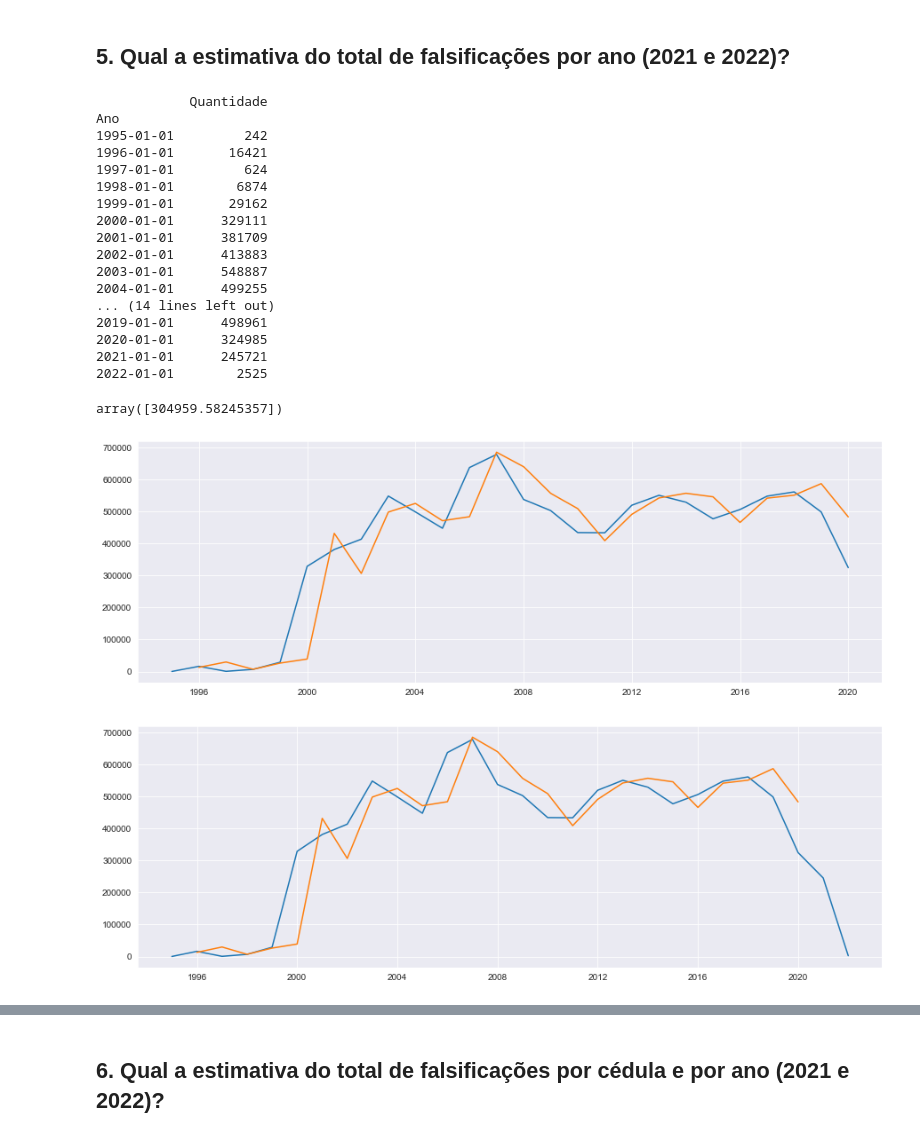
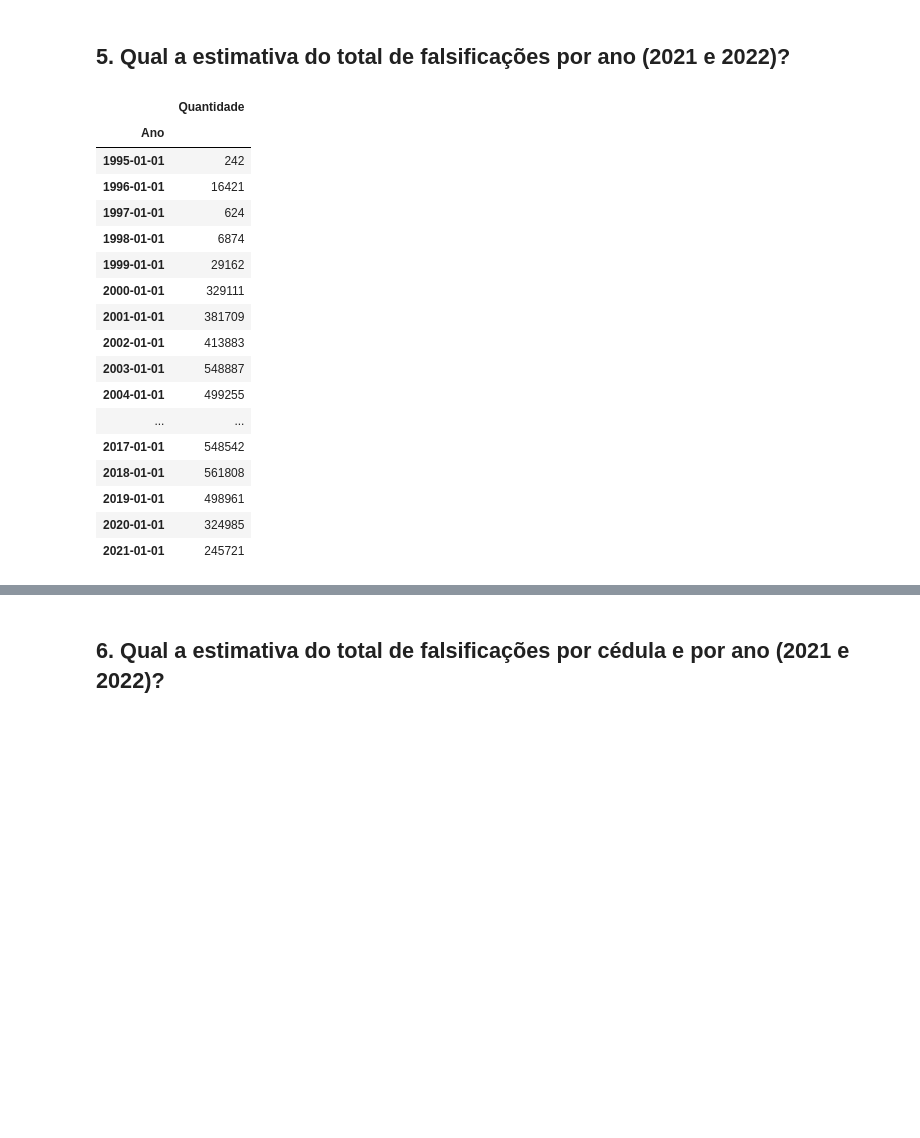
Before and after one commit to emso-exe/Falsificacao_de_cedulas_banco_central_do_brasil, a Jupyter notebook: analise_de_dados.ipynb, the cells around one changed output, grey strips where cells are left out. Cells and saved outputs as stored; diff of their text form; code cells hidden in the pictures; blank space fills up the shorter version.

```diff
--- a/analise_de_dados.ipynb
+++ b/analise_de_dados.ipynb
@@ -391,46 +397,32 @@ NAO INFORMADO               429   0.004117
 [figure]
 # %% [markdown]
 ## 5. Qual a estimativa do total de falsificações por ano (2021 e 2022)?
-# %%
-df_ano_quantidade_full = df_full.groupby(['Ano'])['Quantidade'].sum()
-df_ano_quantidade_full = pd.DataFrame(df_ano_quantidade_full)
-df_ano_quantidade_full.index = pd.to_datetime(df_ano_quantidade_full.index, format='%Y')
-
-df_ano_quantidade = df.groupby(['Ano'])['Quantidade'].sum()
-df_ano_quantidade = pd.DataFrame(df_ano_quantidade)
-df_ano_quantidade.index = pd.to_datetime(df_ano_quantidade.index, format='%Y')
-
-print(df_ano_quantidade_full)
-
-arima = ARIMA(df_ano_quantidade['Quantidade'], order=(5,1,2)).fit()
-
-plt.figure(figsize=(15,5))
-plt.plot(df_ano_quantidade['Quantidade'])
-plt.plot(arima.predict(typ='levels'))
-
-plt.figure(figsize=(15,5))
-plt.plot(df_ano_quantidade_full['Quantidade'])
-plt.plot(arima.predict(typ='levels'))
-
-arima.forecast()[0]
-# %% [output]
-            Quantidade
-Ano
-1995-01-01         242
-1996-01-01       16421
-1997-01-01         624
-1998-01-01        6874
-1999-01-01       29162
-2000-01-01      329111
-2001-01-01      381709
-2002-01-01      413883
-2003-01-01      548887
-2004-01-01      499255
-... (14 lines left out)
-2019-01-01      498961
-2020-01-01      324985
-2021-01-01      245721
-2022-01-01        2525
-array([304959.58245357])
-[figure, removed]
-[figure, removed]
+# %%
+df_ano_quantidade = df.groupby(['Ano'])['Quantidade'].sum()
+df_ano_quantidade = pd.DataFrame(df_ano_quantidade)
+df_ano_quantidade.index = pd.to_datetime(df_ano_quantidade.index, format='%Y')
+
+df_ano_quantidade_full = df_full.groupby(['Ano'])['Quantidade'].sum()
+df_ano_quantidade_full = pd.DataFrame(df_ano_quantidade_full)
+df_ano_quantidade_full.index = pd.to_datetime(df_ano_quantidade_full.index, format='%Y')
+
+df_ano_quantidade_full
+# %% [output]
+|  | Quantidade |
+| Ano |  |
+| 1995-01-01 | 242 |
+| 1996-01-01 | 16421 |
+| 1997-01-01 | 624 |
+| 1998-01-01 | 6874 |
+| 1999-01-01 | 29162 |
+| 2000-01-01 | 329111 |
+| 2001-01-01 | 381709 |
+| 2002-01-01 | 413883 |
+| 2003-01-01 | 548887 |
+| 2004-01-01 | 499255 |
+| ... | ... |
+| 2017-01-01 | 548542 |
+| 2018-01-01 | 561808 |
+| 2019-01-01 | 498961 |
+| 2020-01-01 | 324985 |
+| 2021-01-01 | 245721 |
```
Also changed, not shown: parts of 9 cells of this notebook.
